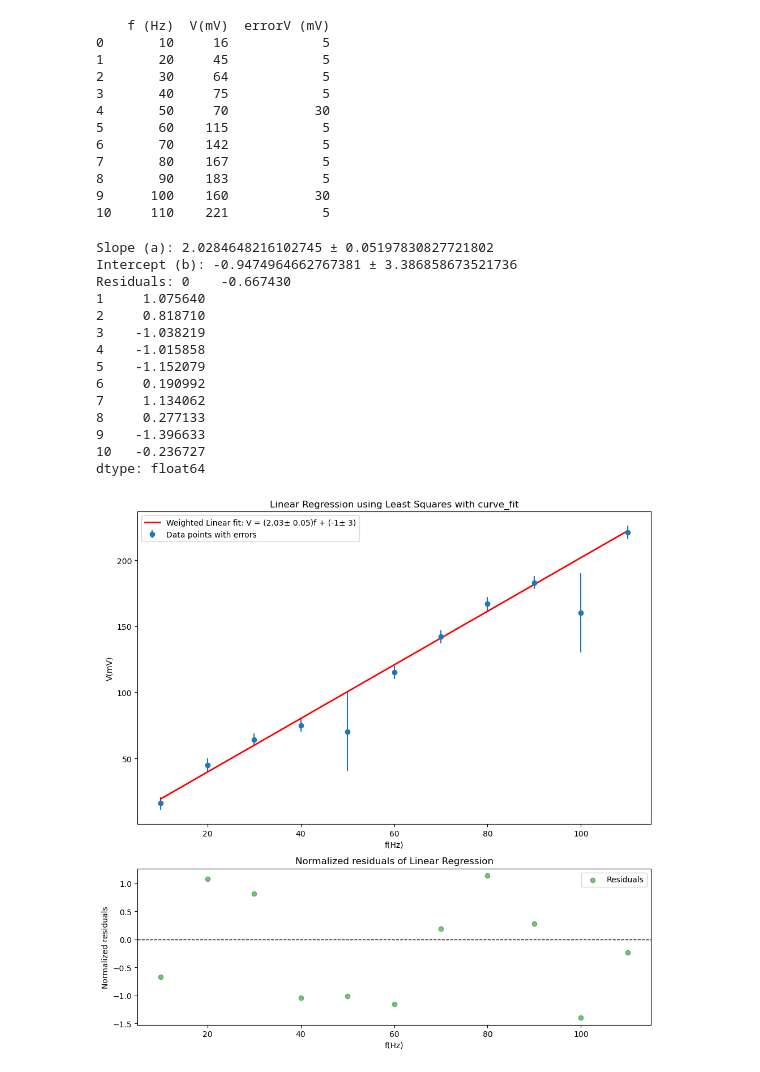
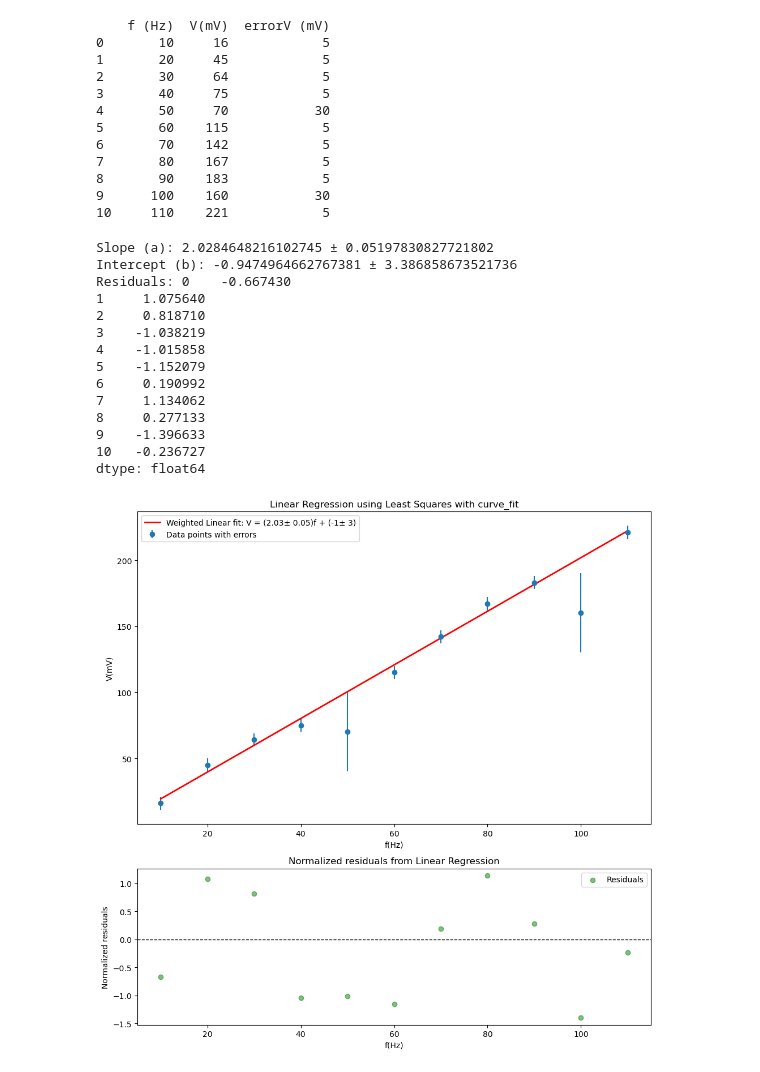
Before and after one commit to roelrou/Frequency_voltaje, a Jupyter notebook: Weighted_linear_regression_least_squares.ipynb, the cells around one changed output. Drawn from its saved outputs; the diff is of its cells as text; code cells hidden in the pictures.

```diff
--- a/Weighted_linear_regression_least_squares.ipynb
+++ b/Weighted_linear_regression_least_squares.ipynb
@@ -65,32 +65,32 @@ ax1.set_ylabel('V(mV)')
 ax1.legend(loc='upper left')
 ax1.set_title('Linear Regression using Least Squares with curve_fit')
 
 # Plot normalized residuals
 ax2.scatter(x, residuals, color='green', alpha=0.5, label='Residuals')
 ax2.axhline(0, color='black', linewidth=1, linestyle='--')
 ax2.set_xlabel('f(Hz)')
 ax2.set_ylabel('Normalized residuals')
 ax2.legend(loc='upper right')
-ax2.set_title('Normalized residuals of Linear Regression')
+ax2.set_title('Normalized residuals from Linear Regression')
 
 plt.tight_layout()
 
 # Save the figure as a PDF file
 plt.savefig('Weighted_linear_regression_with_normalized_residuals_least_squares.pdf', format='pdf')
 plt.show()
 # %% [output]
 Slope (a): 2.0284648216102745 ± 0.05197830827721802
 Intercept (b): -0.9474964662767381 ± 3.386858673521736
 Residuals: 0    -0.667430
 1     1.075640
 2     0.818710
 3    -1.038219
 4    -1.015858
 5    -1.152079
 6     0.190992
 7     1.134062
 8     0.277133
 9    -1.396633
 10   -0.236727
 dtype: float64
-[figure, old version]
+[figure, new version]
```
Also changed, not shown: 3 other files.
